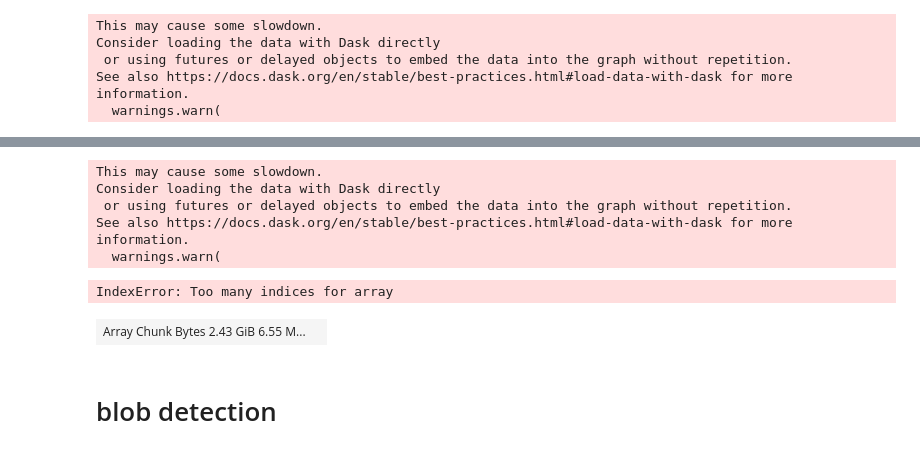
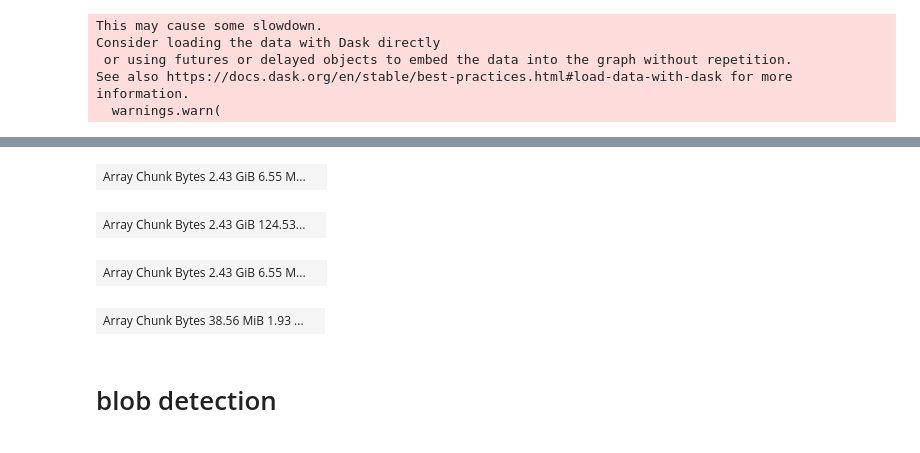
Before and after one commit to khanlab/SPIMquant, a Jupyter notebook: examples/notebooks/coiled_sandbox.ipynb, the cells around one changed output, grey strips where cells are left out. Drawn from its saved outputs; the diff is of its cells as text; code cells hidden in the pictures.

```diff
--- a/examples/notebooks/coiled_sandbox.ipynb
+++ b/examples/notebooks/coiled_sandbox.ipynb
@@ -182,13 +212,0 @@ znimg_upsampled = znimg_biasfield_gcs.apply_transform(ref_znimg=znimg_hires_iso)
-# %%
-znimg_upsampled.to_ome_zarr(f'gcs://khanlab-lightsheet/data/temp/sub-F1A1Te4_sample-brain_acq-blaze_desc-upsampled_level-{hires_level}_N4biasfield.ome.zarr')
-# %% [output]
-This may cause some slowdown.
-Consider loading the data with Dask directly
- or using futures or delayed objects to embed the data into the graph without repetition.
-See also https://docs.dask.org/en/stable/best-practices.html#load-data-with-dask for more information.
-  warnings.warn(
-IndexError: Too many indices for array
-# %%
-znimg_hires_iso.darr.rechunk(
-# %% [output]
-| Array Chunk Bytes 2.43 GiB 6.55 M... |  |
@@ -196,0 +213,22 @@ znimg_hires_iso.darr.rechunk(
+# %%
+
+from zarrnii import Transform
+
+znimg_upsampled = znimg_biasfield_gcs.apply_transform(Transform.affine_ras_from_array(np.eye(4)),ref_znimg=znimg_hires_iso)
+znimg_upsampled.darr
+# %% [output]
+| Array Chunk Bytes 2.43 GiB 6.55 M... |  |
+# %%
+zarr_bf_upsampled = f'gcs://khanlab-lightsheet/data/temp/sub-F1A1Te4_sample-brain_acq-blaze_level-3upsampled_N4biasfield.ome.zarr'
+
+znimg_upsampled.to_ome_zarr(zarr_bf_upsampled,max_layer=3)
+# %%
+#now we have bias field upsampled, so lets apply it
+znimg_bf_upsampled = ZarrNii.from_path(zarr_bf_upsampled)
+znimg_bf_upsampled.darr
+# %% [output]
+| Array Chunk Bytes 2.43 GiB 124.53... |  |
+# %%
+znimg_hires_iso.darr
+# %% [output]
+| Array Chunk Bytes 2.43 GiB 6.55 M... |  |
@@ -196,0 +238,6 @@ znimg_hires_iso.darr.rechunk(
+# %%
+#now let's read in our corrected image, downsampled:
+znimg_n4 = ZarrNii.from_path(f'gcs://khanlab-lightsheet/data/temp/sub-F1A1Te4_sample-brain_acq-blaze_level-3dsZ_desc-applyN4_SPIM.ome.zarr',level=3)
+znimg_n4.darr
+# %% [output]
+| Array Chunk Bytes 38.56 MiB 1.93 ... |  |
```
Also changed, not shown: parts of 15 cells of this notebook.
